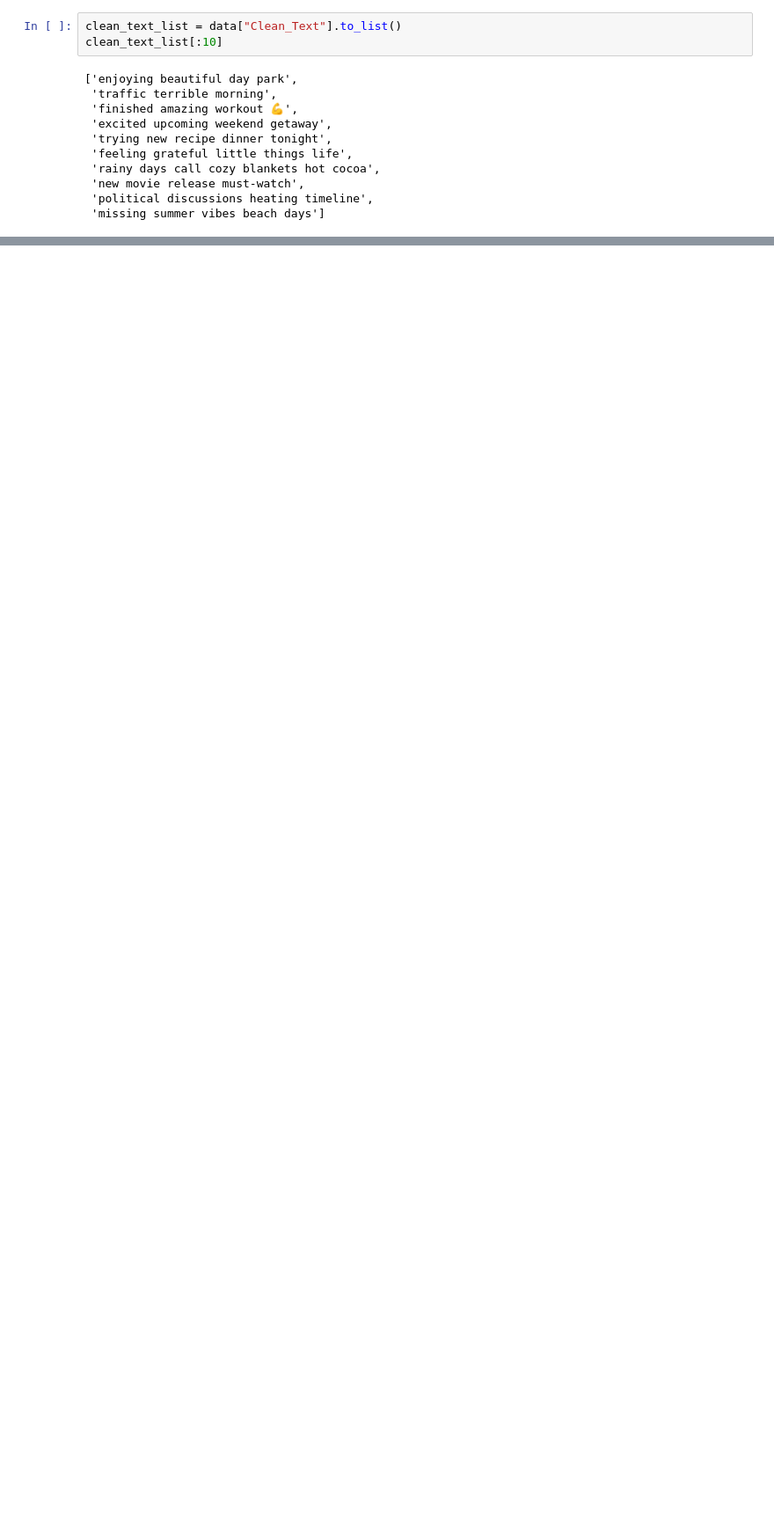
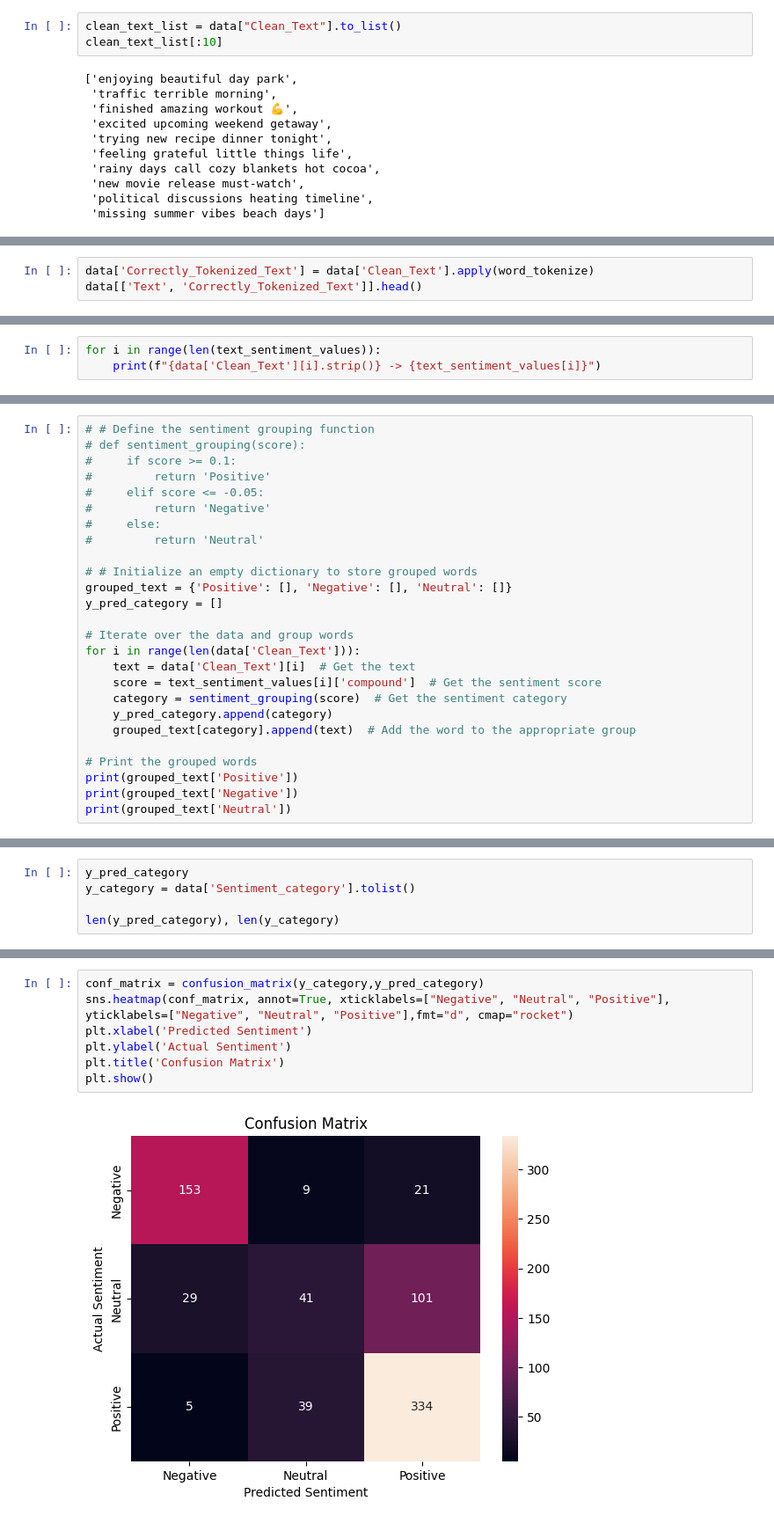
Before and after one commit to natoo77/SocialMediaSentiment, a Jupyter notebook: Social_media_sentiment_analysis.ipynb, the cells around one changed output, grey strips where cells are left out. Shown: that part at 88% size. Cells and saved outputs as stored; diff of their text form; blank space fills up the shorter version.

```diff
--- a/Social_media_sentiment_analysis.ipynb
+++ b/Social_media_sentiment_analysis.ipynb
@@ -294,0 +346,3 @@ clean_text_list[:10]
+# %%
+data['Correctly_Tokenized_Text'] = data['Clean_Text'].apply(word_tokenize)
+data[['Text', 'Correctly_Tokenized_Text']].head()
@@ -357,0 +431,3 @@ Train and evaluate the model on labeled data.
+# %%
+for i in range(len(text_sentiment_values)):
+    print(f"{data['Clean_Text'][i].strip()} -> {text_sentiment_values[i]}")
@@ -357,0 +452,26 @@ Train and evaluate the model on labeled data.
+# %%
+# # Define the sentiment grouping function
+# def sentiment_grouping(score):
+#     if score >= 0.1:
+#         return 'Positive'
+#     elif score <= -0.05:
+#         return 'Negative'
+#     else:
+#         return 'Neutral'
+
+# # Initialize an empty dictionary to store grouped words
+grouped_text = {'Positive': [], 'Negative': [], 'Neutral': []}
+y_pred_category = []
+
+# Iterate over the data and group words
+for i in range(len(data['Clean_Text'])):
+    text = data['Clean_Text'][i]  # Get the text
+    score = text_sentiment_values[i]['compound']  # Get the sentiment score
+    category = sentiment_grouping(score)  # Get the sentiment category
+    y_pred_category.append(category)
+    grouped_text[category].append(text)  # Add the word to the appropriate group
+
+# Print the grouped words
+print(grouped_text['Positive'])
+print(grouped_text['Negative'])
+print(grouped_text['Neutral'])
@@ -357,0 +482,5 @@ Train and evaluate the model on labeled data.
+# %%
+y_pred_category
+y_category = data['Sentiment_category'].tolist()
+
+len(y_pred_category), len(y_category)
@@ -357,0 +505,9 @@ Train and evaluate the model on labeled data.
+# %%
+conf_matrix = confusion_matrix(y_category,y_pred_category)
+sns.heatmap(conf_matrix, annot=True, xticklabels=["Negative", "Neutral", "Positive"], yticklabels=["Negative", "Neutral", "Positive"],fmt="d", cmap="rocket")
+plt.xlabel('Predicted Sentiment')
+plt.ylabel('Actual Sentiment')
+plt.title('Confusion Matrix')
+plt.show()
+# %% [output]
+[figure, added]
```
Also changed, not shown: parts of 47 cells of this notebook.
